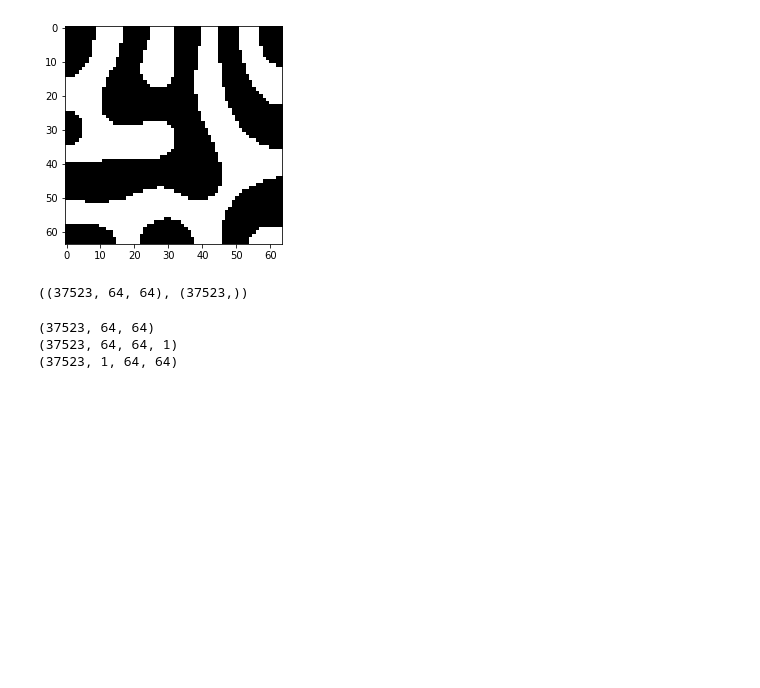
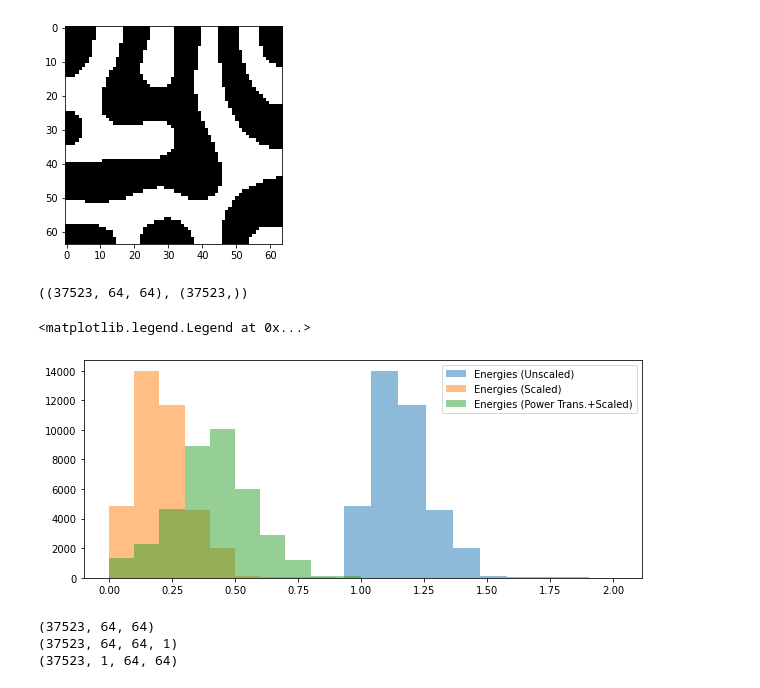
Before and after one commit to sedaoturak/vae_cahn-hilliard, a Jupyter notebook: VAE_mechanical_MNIST.ipynb, the cells around one changed output. Drawn from its saved outputs; the diff is of its cells as text; code cells hidden in the pictures; blank space fills up the shorter version.

```diff
--- a/VAE_mechanical_MNIST.ipynb
+++ b/VAE_mechanical_MNIST.ipynb
@@ -47,6 +52,17 @@ energies = e_scaled.ravel()
 images.shape, energies.shape
 # %% [output]
 ((37523, 64, 64), (37523,))
+# %%
+fig, axs = plt.subplots(figsize=(10,4))
+
+axs.hist(e[:,6], label=f'Energies (Unscaled)', alpha=0.5)
+axs.hist(e_scaled, label=f'Energies (Scaled)', alpha=0.5)
+# axs.hist(e_power, label=f'Energies (Power Trans.)', alpha=0.5)
+axs.hist(e_power_scaled, label=f'Energies (Power Trans.+Scaled)', alpha=0.5)
+axs.legend()
+# %% [output]
+<matplotlib.legend.Legend at 0x...>
+[figure, added]
 # %%
 from torch.utils.data import Dataset
 from torchvision import datasets
```
Also changed, not shown: parts of 7 cells of this notebook.
